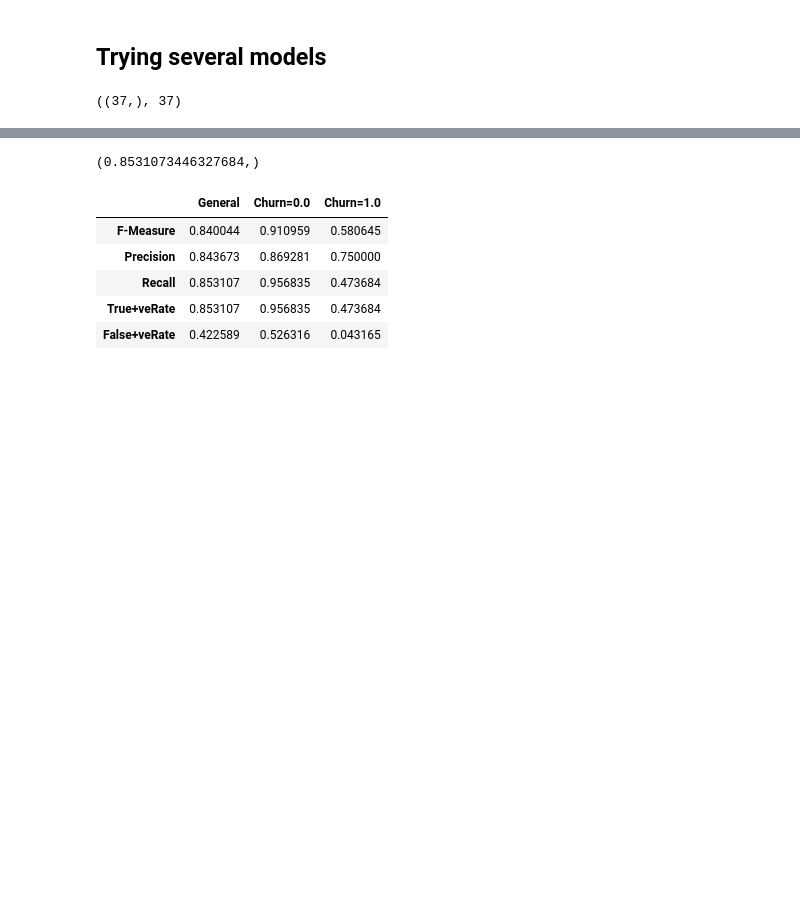
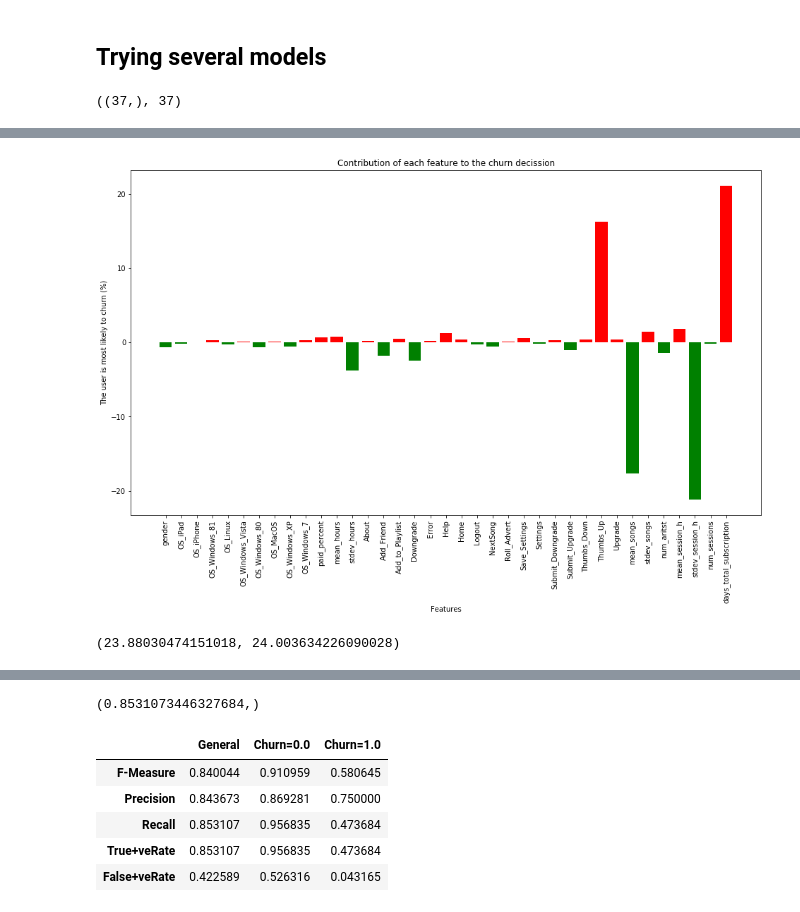
Before and after one commit to drnesr/Sparkify, a Jupyter notebook: Sparkify.ipynb, the cells around one changed output, grey strips where cells are left out. Cells and saved outputs as stored; diff of their text form; code cells hidden in the pictures; blank space fills up the shorter version.

```diff
--- a/Sparkify.ipynb
+++ b/Sparkify.ipynb
@@ -1199 +1205,24 @@ ax.set_xticklabels(labels = final_df.columns[2:], rotation='vertical');
+# %%
+# Drawing by scalling the full range to 100
+# (I think this is more logical)
+positives_v = np.array([x if x>=0 else 0 for x in cmv])
+negatives_v = np.array([x if x<=0 else 0 for x in cmv])
+rang = positives_v.sum()+ abs(negatives_v).sum()
+positives_v /= rang
+negatives_v /= rang
+positives_v *= 100.
+negatives_v *= 100.
+fig, ax = plt.subplots(figsize=(16, 9))
+ax.bar(final_df.columns[2:], positives_v,color='r')
+ax.bar(final_df.columns[2:], negatives_v, color='g')
+ax.set_xlabel('Features')
+ax.set_ylabel('The user is most likely to churn (%)')
+ax.set_title('Contribution of each feature to the churn decission')
+ax.set_xticklabels(labels = final_df.columns[2:], rotation='vertical');
+# %% [output]
+[figure, added]
+# %%
+rang = positives_v.max()+ abs(negatives_v).max()
+# %% [output]
+(23.88030474151018, 24.003634226090028)
 # %%
```
Also changed, not shown: parts of 8 cells of this notebook.
